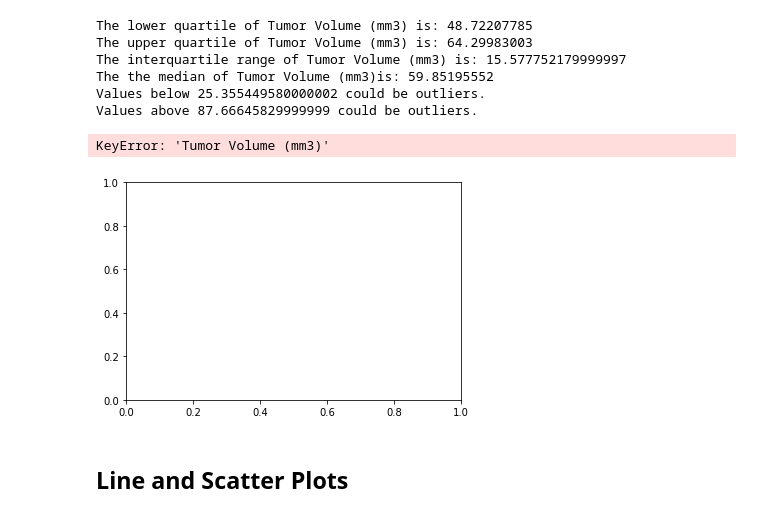
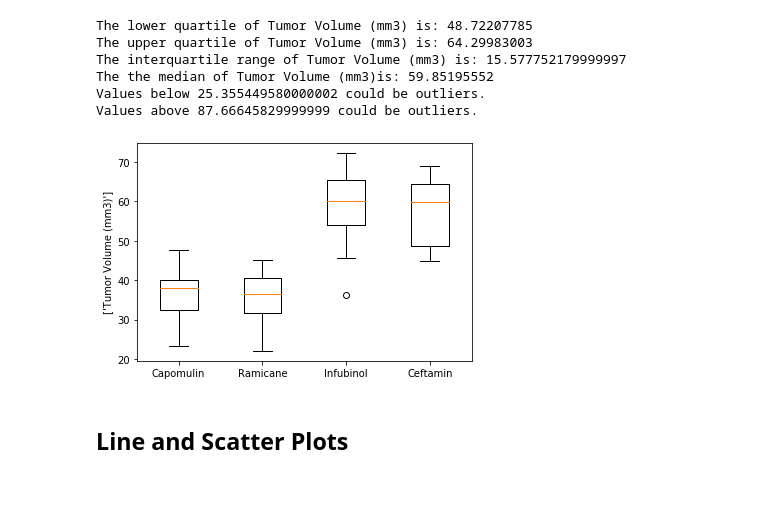
Before and after one commit to kvereda/Matplotlib-challenge, a Jupyter notebook: pymaceuticals_starter.ipynb, the cells around one changed output. Drawn from its saved outputs; the diff is of its cells as text; code cells hidden in the pictures; blank space fills up the shorter version.

Commit message:
scatter and box plot

```diff
--- a/pymaceuticals_starter.ipynb
+++ b/pymaceuticals_starter.ipynb
@@ -553,16 +553,12 @@ Values above 87.66645829999999 could be outliers.
 # %%
 # Generate a box plot of the final tumor volume of each mouse across four regimens of interest
 fig1, ax = plt.subplots()
-ax.boxplot(Capomulin_df["Tumor Volume (mm3)"], positions = [1], widths = 0.5)
-ax.boxplot(Ramicane_df["Tumor Volume (mm3)"], positions = [2], widths = 0.5)
-ax.boxplot(Infubinol_df["Tumor Volume (mm3)"], positions = [3], widths = 0.5)
-ax.boxplot(Infubinol_df["Tumor Volume (mm3)"], positions = [4], widths = 0.5)
+ax.boxplot([Capomulin_df, Ramicane_df, Infubinol_df, Ceftamin_df])
 ax.set_ylabel(["Tumor Volume (mm3)"])
 ax.set_xticklabels(["Capomulin", "Ramicane", "Infubinol","Ceftamin"])
 plt.show()
 # %% [output]
-KeyError: 'Tumor Volume (mm3)'
-[figure, old version]
+[figure, new version]
 # %% [markdown]
 ## Line and Scatter Plots
 # %%
```
Also changed, not shown: parts of 4 cells of this notebook.
